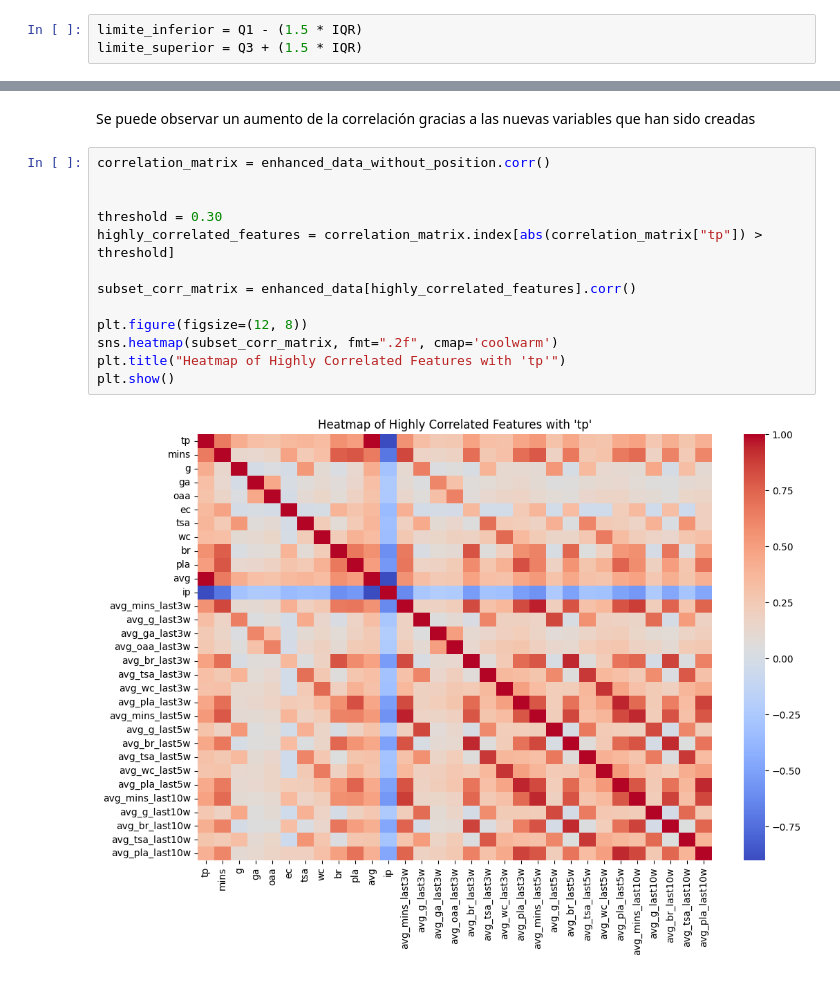
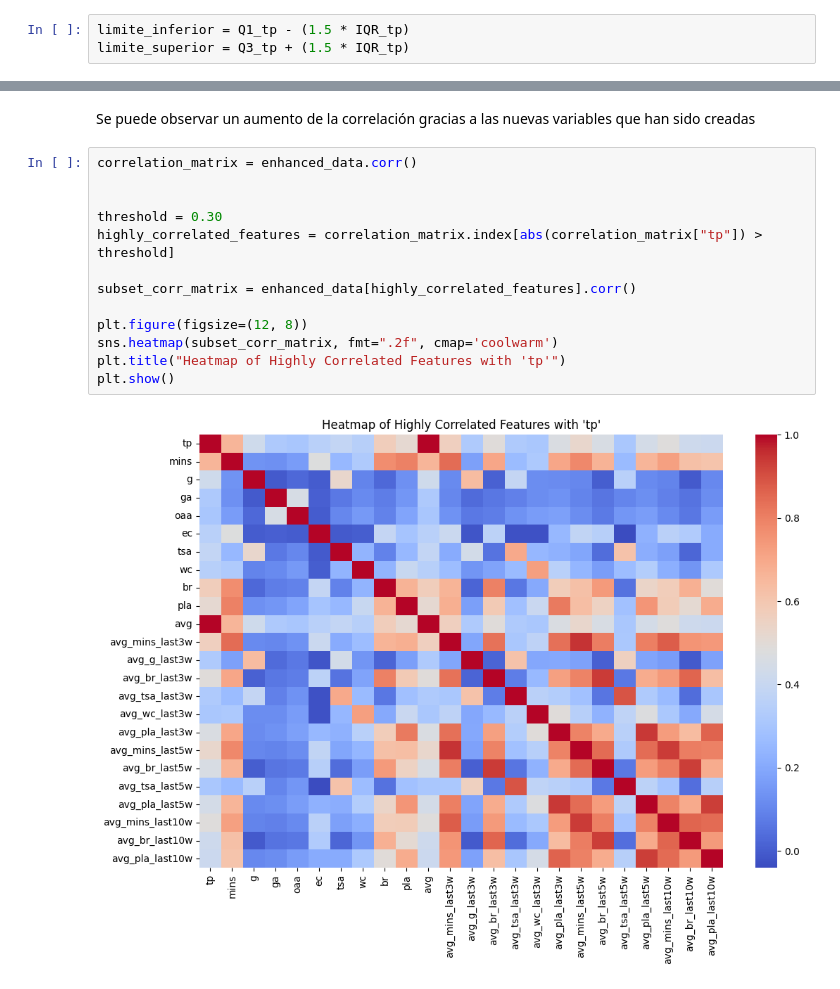
Before and after one commit to fernandez-a/La-liga-fantasy-predictor, a Jupyter notebook: la_liga/notebooks/01_eda.ipynb, the cells around one changed output, grey strips where cells are left out. Drawn from its saved outputs; the diff is of its cells as text.

Commit message:
added data preparation and exploration notebooks

```diff
--- a/la_liga/notebooks/01_eda.ipynb
+++ b/la_liga/notebooks/01_eda.ipynb
@@ -197,8 +201,8 @@ Q1_tp = filtered_data['tp'].quantile(0.25)
 Q3_tp = filtered_data['tp'].quantile(0.75)
 IQR_tp = Q3_tp - Q1_tp
 # %%
-limite_inferior = Q1 - (1.5 * IQR)
-limite_superior = Q3 + (1.5 * IQR)
+limite_inferior = Q1_tp - (1.5 * IQR_tp)
+limite_superior = Q3_tp + (1.5 * IQR_tp)
 # %%
 outliers_tp = (filtered_data['tp'] < limite_inferior) | (filtered_data['tp'] > limite_superior)
 
@@ -273,17 +279,17 @@ enhanced_data.head()
 # %% [markdown]
 Se puede observar un aumento de la correlación gracias a las nuevas variables que han sido creadas
 # %%
-correlation_matrix = enhanced_data_without_position.corr()
+correlation_matrix = enhanced_data.corr()
 
 
 threshold = 0.30
 highly_correlated_features = correlation_matrix.index[abs(correlation_matrix["tp"]) > threshold]
 
 subset_corr_matrix = enhanced_data[highly_correlated_features].corr()
 
 plt.figure(figsize=(12, 8))
 sns.heatmap(subset_corr_matrix, fmt=".2f", cmap='coolwarm')
 plt.title("Heatmap of Highly Correlated Features with 'tp'")
 plt.show()
 # %% [output]
-[figure, old version]
+[figure, new version]
```
Also changed, not shown: parts of 11 cells of this notebook, 1 other file.
